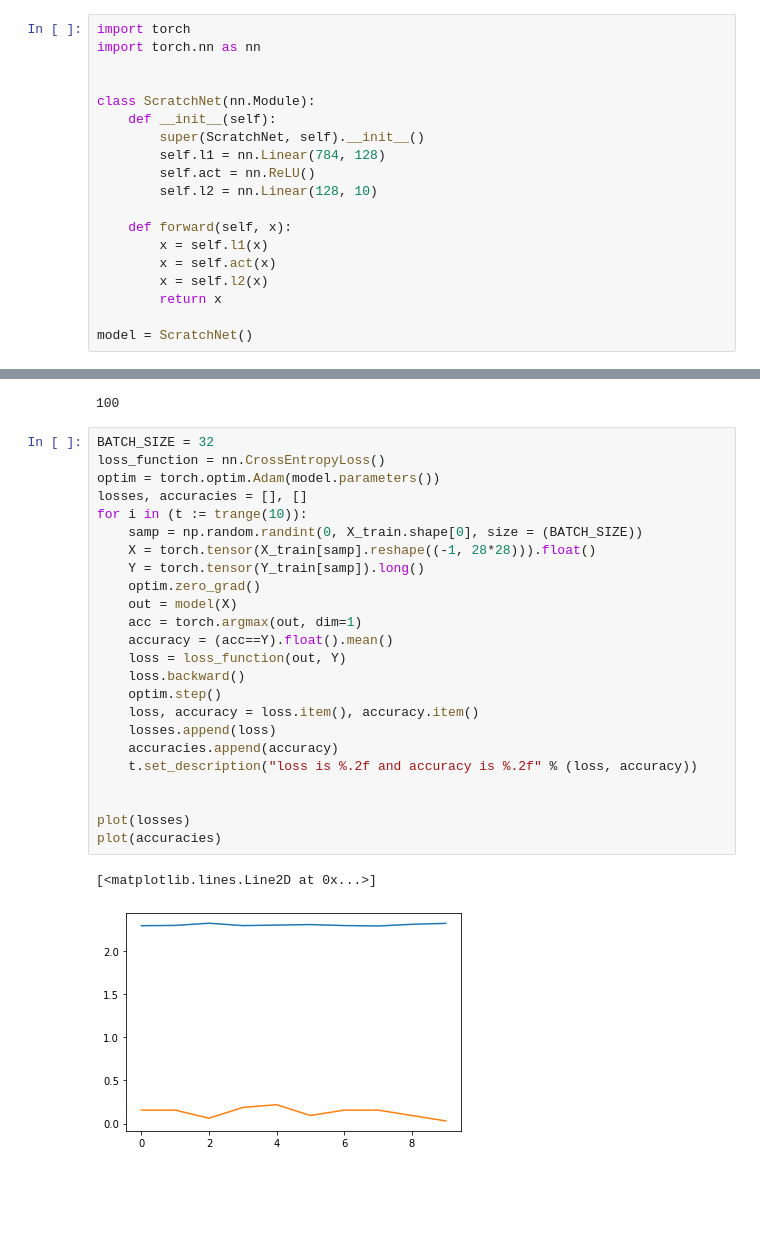
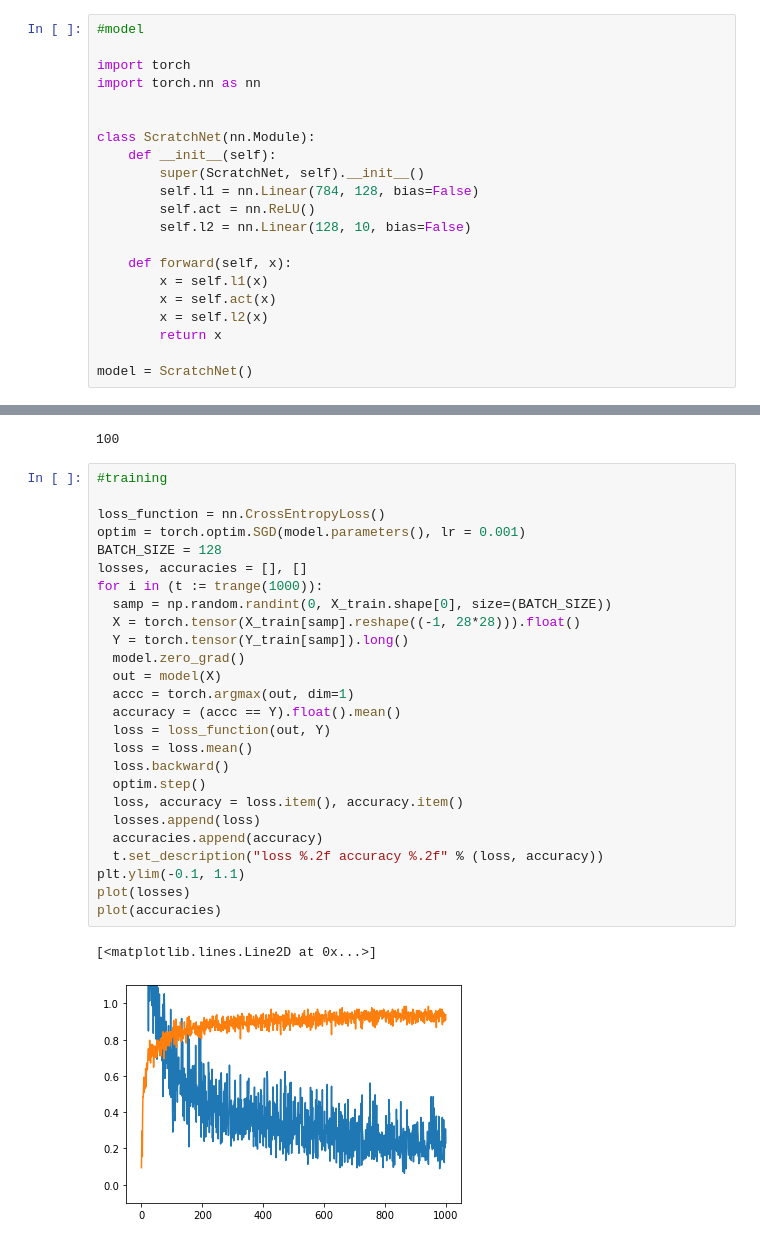
Before and after one commit to chinya07/MNISTmuch, a Jupyter notebook: mnist_np.ipynb, the cells around one changed output, grey strips where cells are left out. Drawn from its saved outputs; the diff is of its cells as text; blank space fills up the shorter version.

```diff
--- a/mnist_np.ipynb
+++ b/mnist_np.ipynb
@@ -24,6 +24,8 @@ Y_train = fetch("http://yann.lecun.com/exdb/mnist/train-labels-idx1-ubyte.gz")[8
 X_test = fetch("http://yann.lecun.com/exdb/mnist/t10k-images-idx3-ubyte.gz")[0x10:].reshape((-1, 28, 28))
 Y_test = fetch("http://yann.lecun.com/exdb/mnist/t10k-labels-idx1-ubyte.gz")[8:]
 # %%
+#model
+
 import torch
 import torch.nn as nn
 
@@ -31,9 +33,9 @@ import torch.nn as nn
 class ScratchNet(nn.Module):
     def __init__(self):
         super(ScratchNet, self).__init__()
-        self.l1 = nn.Linear(784, 128)
+        self.l1 = nn.Linear(784, 128, bias=False)
         self.act = nn.ReLU()
-        self.l2 = nn.Linear(128, 10)
+        self.l2 = nn.Linear(128, 10, bias=False)
 
     def forward(self, x):
         x = self.l1(x)
@@ -77,29 +79,31 @@ len(Y_train[0:100])
 # %% [output]
 100
 # %%
-BATCH_SIZE = 32
+#training
+
 loss_function = nn.CrossEntropyLoss()
-optim = torch.optim.Adam(model.parameters())
+optim = torch.optim.SGD(model.parameters(), lr = 0.001)
+BATCH_SIZE = 128
 losses, accuracies = [], []
-for i in (t := trange(10)):
-    samp = np.random.randint(0, X_train.shape[0], size = (BATCH_SIZE))
-    X = torch.tensor(X_train[samp].reshape((-1, 28*28))).float()
-    Y = torch.tensor(Y_train[samp]).long()
-    optim.zero_grad()
-    out = model(X)
-    acc = torch.argmax(out, dim=1)
-    accuracy = (acc==Y).float().mean()
-    loss = loss_function(out, Y)
-    loss.backward()
-    optim.step()
-    loss, accuracy = loss.item(), accuracy.item()
-    losses.append(loss)
-    accuracies.append(accuracy)
-    t.set_description("loss is %.2f and accuracy is %.2f" % (loss, accuracy))
-
-
+for i in (t := trange(1000)):
+  samp = np.random.randint(0, X_train.shape[0], size=(BATCH_SIZE))
+  X = torch.tensor(X_train[samp].reshape((-1, 28*28))).float()
+  Y = torch.tensor(Y_train[samp]).long()
+  model.zero_grad()
+  out = model(X)
+  accc = torch.argmax(out, dim=1)
+  accuracy = (accc == Y).float().mean()
+  loss = loss_function(out, Y)
+  loss = loss.mean()
+  loss.backward()
+  optim.step()
+  loss, accuracy = loss.item(), accuracy.item()
+  losses.append(loss)
+  accuracies.append(accuracy)
+  t.set_description("loss %.2f accuracy %.2f" % (loss, accuracy))
+plt.ylim(-0.1, 1.1)
 plot(losses)
 plot(accuracies)
 # %% [output]
 [<matplotlib.lines.Line2D at 0x...>]
-[figure, old version]
+[figure, new version]
```
Also changed, not shown: parts of 15 cells of this notebook.
